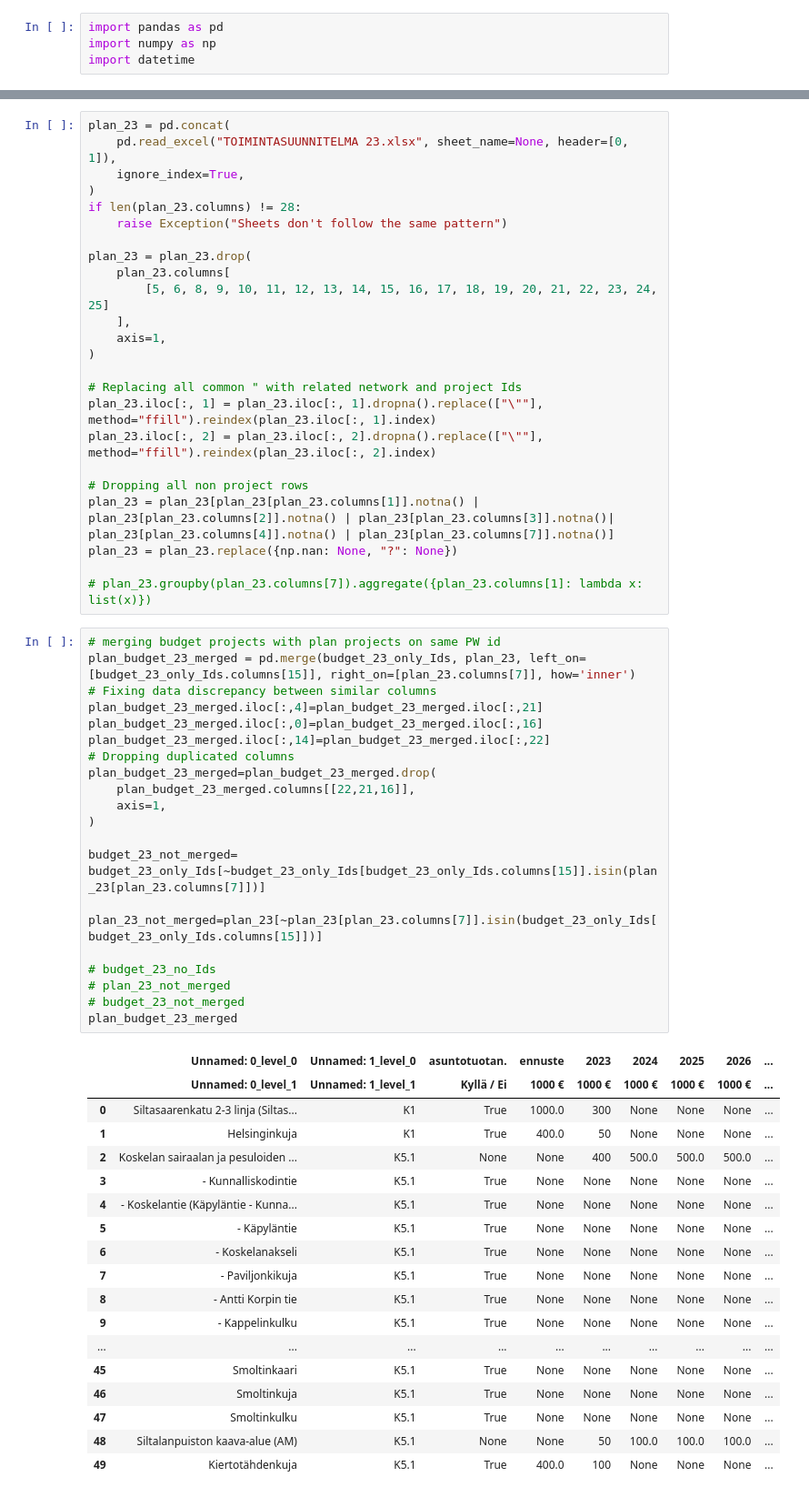
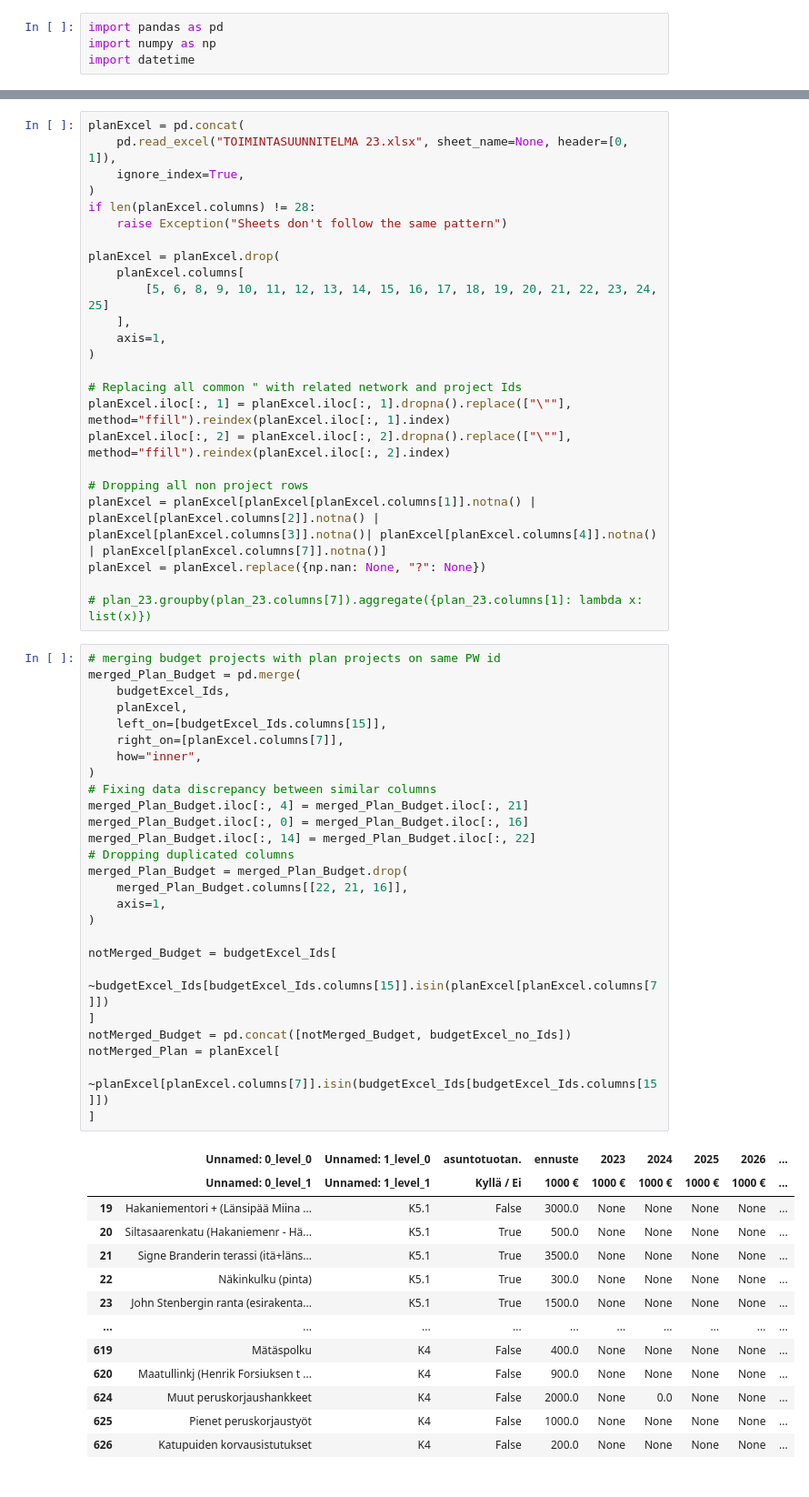
Before and after one commit to City-of-Helsinki/infraohjelmointi-api, a Jupyter notebook: infraohjelmointi_api/mock_data/script_test.ipynb, the cells around one changed output, grey strips where cells are left out. Shown: that part at 91% size. Saved outputs shown, nothing was run; the diff lists cells and outputs as text.

```diff
--- a/infraohjelmointi_api/mock_data/script_test.ipynb
+++ b/infraohjelmointi_api/mock_data/script_test.ipynb
@@ -54,64 +54,64 @@ budget_23_only_Ids
 # %%
-plan_23 = pd.concat(
+planExcel = pd.concat(
     pd.read_excel("TOIMINTASUUNNITELMA 23.xlsx", sheet_name=None, header=[0, 1]),
     ignore_index=True,
 )
-if len(plan_23.columns) != 28:
+if len(planExcel.columns) != 28:
     raise Exception("Sheets don't follow the same pattern")
 
-plan_23 = plan_23.drop(
-    plan_23.columns[
+planExcel = planExcel.drop(
+    planExcel.columns[
         [5, 6, 8, 9, 10, 11, 12, 13, 14, 15, 16, 17, 18, 19, 20, 21, 22, 23, 24, 25]
     ],
     axis=1,
 )
 
 # Replacing all common " with related network and project Ids
-plan_23.iloc[:, 1] = plan_23.iloc[:, 1].dropna().replace(["\""], method="ffill").reindex(plan_23.iloc[:, 1].index)
-plan_23.iloc[:, 2] = plan_23.iloc[:, 2].dropna().replace(["\""], method="ffill").reindex(plan_23.iloc[:, 2].index)
+planExcel.iloc[:, 1] = planExcel.iloc[:, 1].dropna().replace(["\""], method="ffill").reindex(planExcel.iloc[:, 1].index)
+planExcel.iloc[:, 2] = planExcel.iloc[:, 2].dropna().replace(["\""], method="ffill").reindex(planExcel.iloc[:, 2].index)
 
 # Dropping all non project rows
-plan_23 = plan_23[plan_23[plan_23.columns[1]].notna() | plan_23[plan_23.columns[2]].notna() | plan_23[plan_23.columns[3]].notna()| plan_23[plan_23.columns[4]].notna() | plan_23[plan_23.columns[7]].notna()]
-plan_23 = plan_23.replace({np.nan: None, "?": None})
+planExcel = planExcel[planExcel[planExcel.columns[1]].notna() | planExcel[planExcel.columns[2]].notna() | planExcel[planExcel.columns[3]].notna()| planExcel[planExcel.columns[4]].notna() | planExcel[planExcel.columns[7]].notna()]
+planExcel = planExcel.replace({np.nan: None, "?": None})
 
 # plan_23.groupby(plan_23.columns[7]).aggregate({plan_23.columns[1]: lambda x: list(x)})
 # %%
 # merging budget projects with plan projects on same PW id
-plan_budget_23_merged = pd.merge(budget_23_only_Ids, plan_23, left_on=[budget_23_only_Ids.columns[15]], right_on=[plan_23.columns[7]], how='inner')
+merged_Plan_Budget = pd.merge(
+    budgetExcel_Ids,
+    planExcel,
+    left_on=[budgetExcel_Ids.columns[15]],
+    right_on=[planExcel.columns[7]],
+    how="inner",
+)
 # Fixing data discrepancy between similar columns
-plan_budget_23_merged.iloc[:,4]=plan_budget_23_merged.iloc[:,21]
-plan_budget_23_merged.iloc[:,0]=plan_budget_23_merged.iloc[:,16]
-plan_budget_23_merged.iloc[:,14]=plan_budget_23_merged.iloc[:,22]
+merged_Plan_Budget.iloc[:, 4] = merged_Plan_Budget.iloc[:, 21]
+merged_Plan_Budget.iloc[:, 0] = merged_Plan_Budget.iloc[:, 16]
+merged_Plan_Budget.iloc[:, 14] = merged_Plan_Budget.iloc[:, 22]
 # Dropping duplicated columns
-plan_budget_23_merged=plan_budget_23_merged.drop(
-    plan_budget_23_merged.columns[[22,21,16]],
+merged_Plan_Budget = merged_Plan_Budget.drop(
+    merged_Plan_Budget.columns[[22, 21, 16]],
     axis=1,
 )
 
-budget_23_not_merged= budget_23_only_Ids[~budget_23_only_Ids[budget_23_only_Ids.columns[15]].isin(plan_23[plan_23.columns[7]])]
-
-plan_23_not_merged=plan_23[~plan_23[plan_23.columns[7]].isin(budget_23_only_Ids[budget_23_only_Ids.columns[15]])]
-
-# budget_23_no_Ids
-# plan_23_not_merged
-# budget_23_not_merged
-plan_budget_23_merged
+notMerged_Budget = budgetExcel_Ids[
+    ~budgetExcel_Ids[budgetExcel_Ids.columns[15]].isin(planExcel[planExcel.columns[7]])
+]
+notMerged_Budget = pd.concat([notMerged_Budget, budgetExcel_no_Ids])
+notMerged_Plan = planExcel[
+    ~planExcel[planExcel.columns[7]].isin(budgetExcel_Ids[budgetExcel_Ids.columns[15]])
+]
 # %% [output]
 |  | Unnamed: 0_level_0 | Unnamed: 1_level_0 | asuntotuotan. | ennuste | 2023 | 2024 | 2025 | 2026 | ... |
 |  | Unnamed: 0_level_1 | Unnamed: 1_level_1 | Kyllä / Ei | 1000 € | 1000 € | 1000 € | 1000 € | 1000 € | ... |
-| 0 | Siltasaarenkatu 2-3 linja (Siltas... | K1 | True | 1000.0 | 300 | None | None | None | ... |
-| 1 | Helsinginkuja | K1 | True | 400.0 | 50 | None | None | None | ... |
-| 2 | Koskelan sairaalan ja pesuloiden ... | K5.1 | None | None | 400 | 500.0 | 500.0 | 500.0 | ... |
-| 3 | - Kunnalliskodintie | K5.1 | True | None | None | None | None | None | ... |
-| 4 | - Koskelantie (Käpyläntie - Kunna... | K5.1 | True | None | None | None | None | None | ... |
-| 5 | - Käpyläntie | K5.1 | True | None | None | None | None | None | ... |
-| 6 | - Koskelanakseli | K5.1 | True | None | None | None | None | None | ... |
-| 7 | - Paviljonkikuja | K5.1 | True | None | None | None | None | None | ... |
-| 8 | - Antti Korpin tie | K5.1 | True | None | None | None | None | None | ... |
-| 9 | - Kappelinkulku | K5.1 | True | None | None | None | None | None | ... |
+| 19 | Hakaniementori + (Länsipää Miina ... | K5.1 | False | 3000.0 | None | None | None | None | ... |
+| 20 | Siltasaarenkatu (Hakaniemenr - Hä... | K5.1 | True | 500.0 | None | None | None | None | ... |
+| 21 | Signe Branderin terassi (itä+läns... | K5.1 | True | 3500.0 | None | None | None | None | ... |
+| 22 | Näkinkulku (pinta) | K5.1 | True | 300.0 | None | None | None | None | ... |
+| 23 | John Stenbergin ranta (esirakenta... | K5.1 | True | 1500.0 | None | None | None | None | ... |
 | ... | ... | ... | ... | ... | ... | ... | ... | ... | ... |
-| 45 | Smoltinkaari | K5.1 | True | None | None | None | None | None | ... |
-| 46 | Smoltinkuja | K5.1 | True | None | None | None | None | None | ... |
-| 47 | Smoltinkulku | K5.1 | True | None | None | None | None | None | ... |
-| 48 | Siltalanpuiston kaava-alue (AM) | K5.1 | None | None | 50 | 100.0 | 100.0 | 100.0 | ... |
-| 49 | Kiertotähdenkuja | K5.1 | True | 400.0 | 100 | None | None | None | ... |
+| 619 | Mätäspolku | K4 | False | 400.0 | None | None | None | None | ... |
+| 620 | Maatullinkj (Henrik Forsiuksen t ... | K4 | False | 900.0 | None | None | None | None | ... |
+| 624 | Muut peruskorjaushankkeet | K4 | False | 2000.0 | None | 0.0 | None | None | ... |
+| 625 | Pienet peruskorjaustyöt | K4 | False | 1000.0 | None | None | None | None | ... |
+| 626 | Katupuiden korvausistutukset | K4 | False | 200.0 | None | None | None | None | ... |
```
Also changed, not shown: parts of 7 cells of this notebook.
